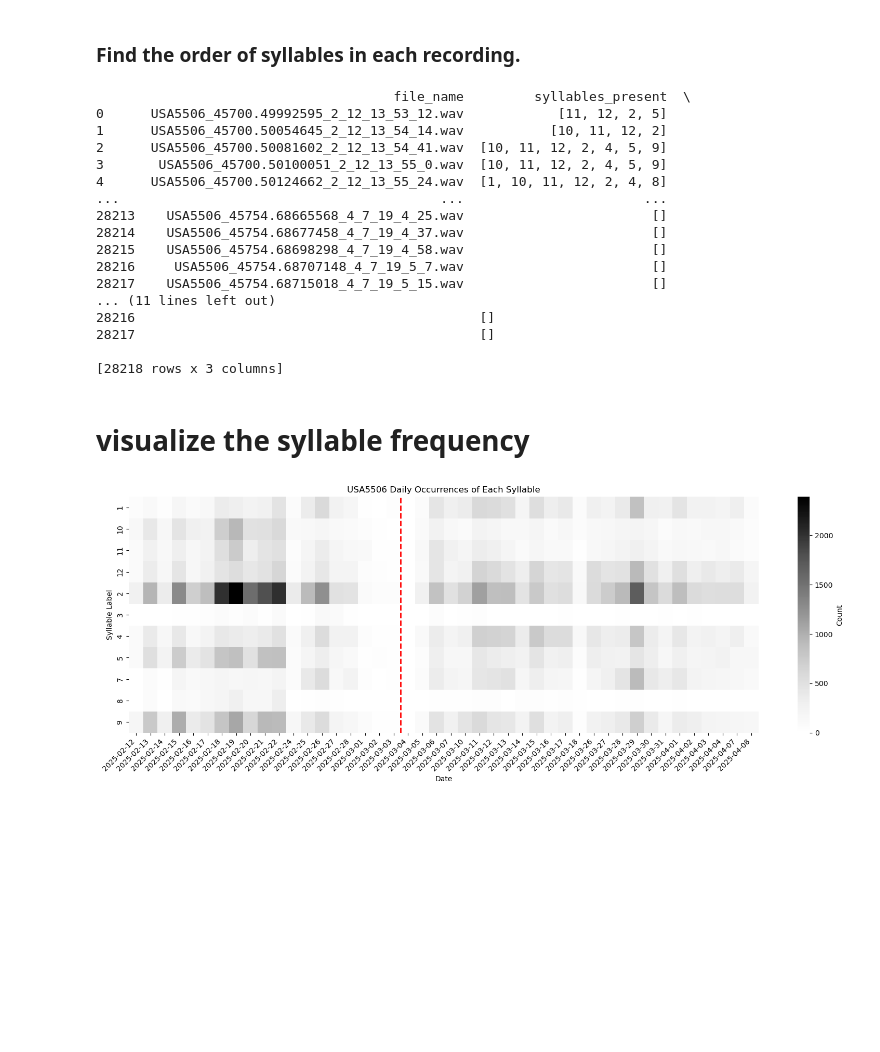
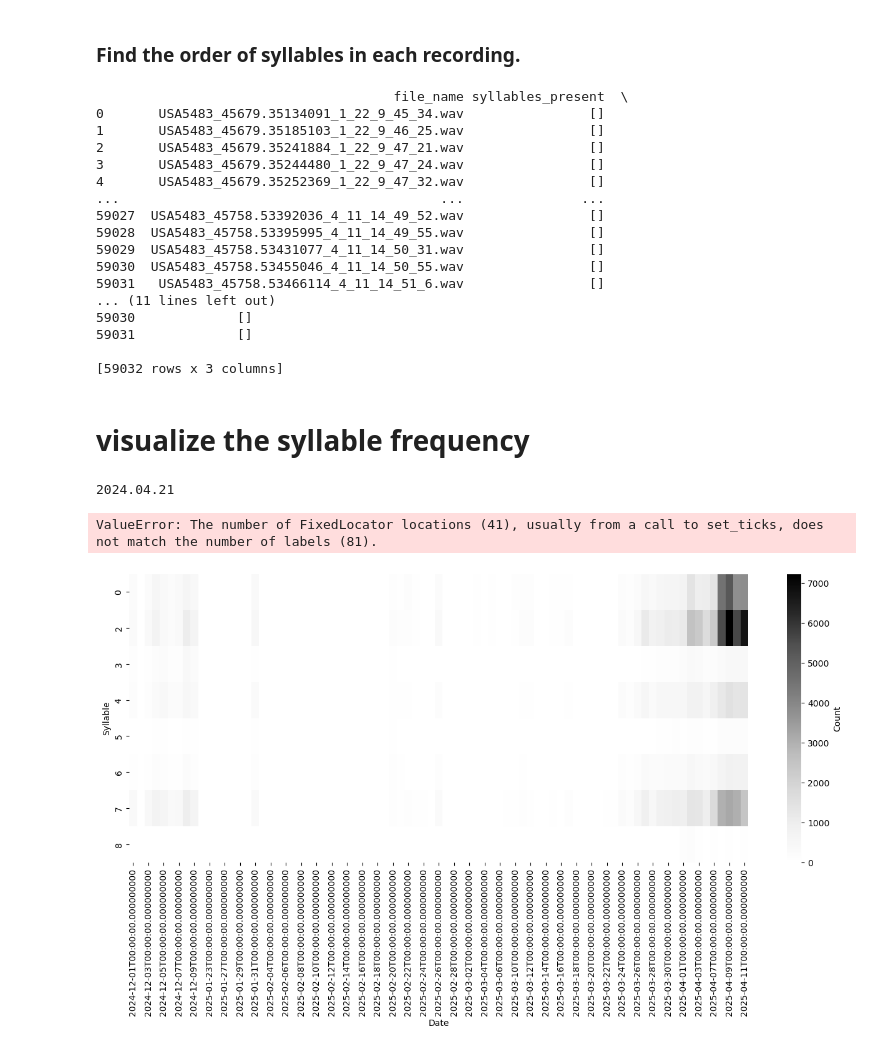
Before and after one commit to hulseyvincentr/syntax_analysis, a Jupyter notebook: notebooks/barcode_plot_of_syllable_frequency.ipynb, the cells around one changed output. Cells and saved outputs as stored; diff of their text form; code cells hidden in the pictures; blank space fills up the shorter version.

```diff
--- a/notebooks/barcode_plot_of_syllable_frequency.ipynb
+++ b/notebooks/barcode_plot_of_syllable_frequency.ipynb
@@ -11,10 +11,10 @@ import numpy as np
 from datetime import datetime
 
 # === File paths ===
-recording_file_path_name = '/Users/mirandahulsey-vincent/Documents/allPythonCode/syntax_analysis/data_inputs/New_AreaX_lesions/USA5506_decoded_database.json'
-path_to_json_file_with_dates = '/Users/mirandahulsey-vincent/Documents/allPythonCode/syntax_analysis/data_inputs/New_AreaX_lesions/USA5506_creation_data.json'
-animal_id = 'USA5506'
-treatment_date="2025-03-04"
+recording_file_path_name = '/Users/mirandahulsey-vincent/Documents/allPythonCode/syntax_analysis/data_inputs/New_AreaX_lesions/USA5483_decoded_database.json'
+path_to_json_file_with_dates = '/Users/mirandahulsey-vincent/Documents/allPythonCode/syntax_analysis/data_inputs/New_AreaX_lesions/USA5483_creation_data.json'
+animal_id = 'USA5483'
+#treatment_date="2025-01-04"
 
 # === Extract animal ID from file path ===
 match = re.search(r"(USA\d{4})", path_to_json_file_with_dates)
@@ -211,23 +211,23 @@ organized_data_frame['syllable_order'] = organized_data_frame['syllable_onsets_o
 # Preview the result
 print(organized_data_frame[['file_name', 'syllables_present', 'syllable_order']])
 # %% [output]
-                                      file_name         syllables_present  \
-0      USA5506_45700.49992595_2_12_13_53_12.wav            [11, 12, 2, 5]
-1      USA5506_45700.50054645_2_12_13_54_14.wav           [10, 11, 12, 2]
-2      USA5506_45700.50081602_2_12_13_54_41.wav  [10, 11, 12, 2, 4, 5, 9]
-3       USA5506_45700.50100051_2_12_13_55_0.wav  [10, 11, 12, 2, 4, 5, 9]
-4      USA5506_45700.50124662_2_12_13_55_24.wav  [1, 10, 11, 12, 2, 4, 8]
-...                                         ...                       ...
-28213    USA5506_45754.68665568_4_7_19_4_25.wav                        []
-28214    USA5506_45754.68677458_4_7_19_4_37.wav                        []
-28215    USA5506_45754.68698298_4_7_19_4_58.wav                        []
-28216     USA5506_45754.68707148_4_7_19_5_7.wav                        []
-28217    USA5506_45754.68715018_4_7_19_5_15.wav                        []
+                                      file_name syllables_present  \
+0       USA5483_45679.35134091_1_22_9_45_34.wav                []
+1       USA5483_45679.35185103_1_22_9_46_25.wav                []
+2       USA5483_45679.35241884_1_22_9_47_21.wav                []
+3       USA5483_45679.35244480_1_22_9_47_24.wav                []
+4       USA5483_45679.35252369_1_22_9_47_32.wav                []
+...                                         ...               ...
+59027  USA5483_45758.53392036_4_11_14_49_52.wav                []
+59028  USA5483_45758.53395995_4_11_14_49_55.wav                []
+59029  USA5483_45758.53431077_4_11_14_50_31.wav                []
+59030  USA5483_45758.53455046_4_11_14_50_55.wav                []
+59031   USA5483_45758.53466114_4_11_14_51_6.wav                []
 ... (11 lines left out)
-28216                                            []
-28217                                            []
+59030             []
+59031             []
 
-[28218 rows x 3 columns]
+[59032 rows x 3 columns]
 # %% [markdown]
 # visualize the syllable frequency
 # %%
@@ -267,35 +267,39 @@ def count_syllables_per_day(df, unique_dates):
     count_table = count_table[sorted(count_table.columns)]  # dates
 
     return count_table
 
 def plot_syllable_counts(count_table, animal_id=None, treatment_date=None):
     plt.figure(figsize=(16, 6))
     ax = sns.heatmap(count_table, cmap='Greys', cbar_kws={'label': 'Count'})
 
     # Format x-axis ticks to show only the date
     formatted_dates = [d.strftime('%Y-%m-%d') for d in count_table.columns]
     ax.set_xticklabels(formatted_dates, rotation=45, ha='right')
 
     plt.xlabel("Date")
     plt.ylabel("Syllable Label")
 
     if animal_id:
         plt.title(f"{animal_id} Daily Occurrences of Each Syllable")
 
     if treatment_date:
         treatment_date = pd.to_datetime(treatment_date)
         if treatment_date in count_table.columns:
             index = list(count_table.columns).index(treatment_date)
             ax.axvline(x=index, color='red', linestyle='--', linewidth=2)
 
     plt.tight_layout()
     plt.show()
 
 # === Usage Example ===
 count_table = count_syllables_per_day(organized_data_frame, unique_dates)
-plot_syllable_counts(count_table, animal_id, treatment_date)
+print(treatment_date)
+plot_syllable_counts(count_table, animal_id)
+print(treatment_date)
 # %% [output]
+2024.04.21
+ValueError: The number of FixedLocator locations (41), usually from a call to set_ticks, does not match the number of labels (81).
-[figure, old version]
+[figure, new version]
 # %%
 import pandas as pd
 import matplotlib.pyplot as plt
```
Also changed, not shown: parts of 8 cells of this notebook, 1 other file.
